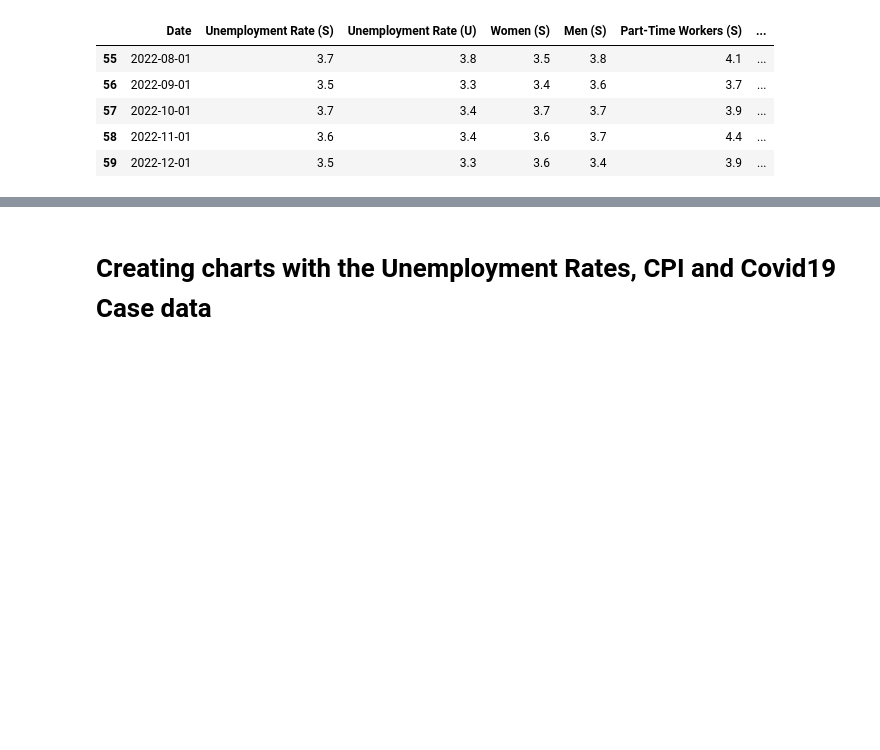
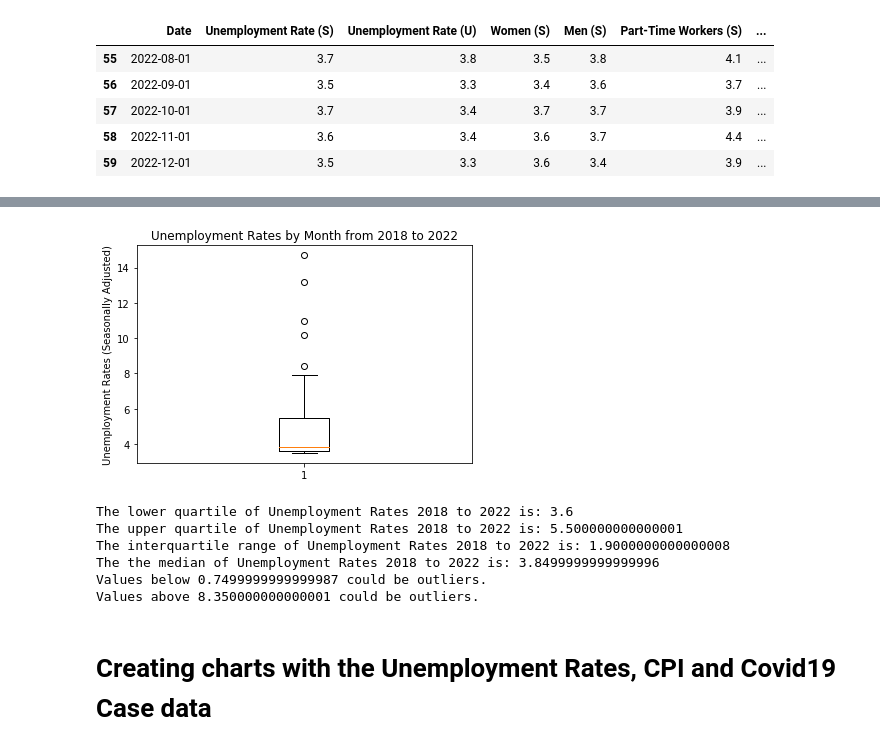
Before and after one commit to angelanarag/Project_1, a Jupyter notebook: code/Unemployment_Analysis_Angela.ipynb, the cells around one changed output, grey strips where cells are left out. Drawn from its saved outputs; the diff is of its cells as text; code cells hidden in the pictures; blank space fills up the shorter version.

```diff
--- a/code/Unemployment_Analysis_Angela.ipynb
+++ b/code/Unemployment_Analysis_Angela.ipynb
@@ -136,3 +201,42 @@ merged_df.tail()
+# %%
+# Example outlier plot of reaction times
+rates = [merged_df['Unemployment Rate (S)']]
+# times = [96,98,100,105,95,100,101,102,97,98]
+fig1, ax1 = plt.subplots()
+ax1.set_title('Unemployment Rates by Month from 2018 to 2022')
+ax1.set_ylabel('Unemployment Rates (Seasonally Adjusted)')
+ax1.boxplot(rates)
+
+# Save the figure
+plt.savefig('../output/Unemployment_Rates_2018-2022_BoxPlot.png', dpi=300)
+
+# Display plot
+plt.show()
+# %% [output]
+[figure, added]
+# %%
+# Since the data is in a dataframe, use pandas to give quartile calculations
+quartiles = merged_df['Unemployment Rate (S)'].quantile([.25,.5,.75])
+lowerq = quartiles[0.25]
+upperq = quartiles[0.75]
+iqr = upperq-lowerq
+
+print(f"The lower quartile of Unemployment Rates 2018 to 2022 is: {lowerq}")
+print(f"The upper quartile of Unemployment Rates 2018 to 2022 is: {upperq}")
+print(f"The interquartile range of Unemployment Rates 2018 to 2022 is: {iqr}")
+print(f"The the median of Unemployment Rates 2018 to 2022 is: {quartiles[.5]} ")
+
+lower_bound = lowerq - (1.5*iqr)
+upper_bound = upperq + (1.5*iqr)
+print(f"Values below {lower_bound} could be outliers.")
+print(f"Values above {upper_bound} could be outliers.")
+# %% [output]
+The lower quartile of Unemployment Rates 2018 to 2022 is: 3.6
+The upper quartile of Unemployment Rates 2018 to 2022 is: 5.500000000000001
+The interquartile range of Unemployment Rates 2018 to 2022 is: 1.9000000000000008
+The the median of Unemployment Rates 2018 to 2022 is: 3.8499999999999996
+Values below 0.7499999999999987 could be outliers.
+Values above 8.350000000000001 could be outliers.
 # %% [markdown]
 # Creating charts with the Unemployment Rates, CPI and Covid19 Case data
 # %% [markdown]
```
Also changed, not shown: parts of 15 cells of this notebook, 1 other file.
